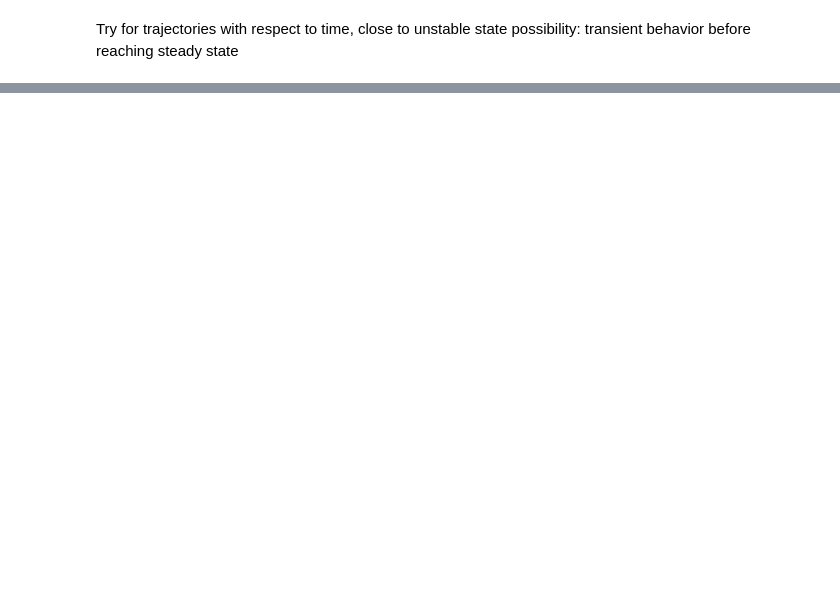
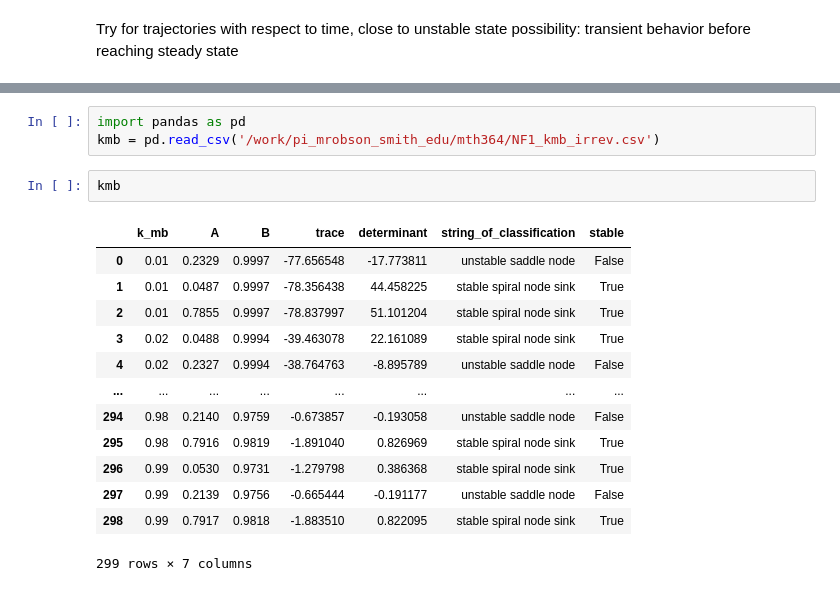
Before and after one commit to SanjanaYasna/mth364_final_proj_code, a Jupyter notebook: plot_bifurcations.ipynb, the cells around one changed output, grey strips where cells are left out. Saved outputs shown, nothing was run; the diff lists cells and outputs as text; blank space fills up the shorter version.

```diff
--- a/plot_bifurcations.ipynb
+++ b/plot_bifurcations.ipynb
@@ -172,0 +230,19 @@ possibility: transient behavior before reaching steady state
+# %%
+import pandas as pd
+kmb = pd.read_csv('/work/pi_mrobson_smith_edu/mth364/NF1_kmb_irrev.csv')
+# %%
+kmb
+# %% [output]
+|  | k_mb | A | B | trace | determinant | string_of_classification | stable |
+| 0 | 0.01 | 0.2329 | 0.9997 | -77.656548 | -17.773811 | unstable saddle node | False |
+| 1 | 0.01 | 0.0487 | 0.9997 | -78.356438 | 44.458225 | stable spiral node sink | True |
+| 2 | 0.01 | 0.7855 | 0.9997 | -78.837997 | 51.101204 | stable spiral node sink | True |
+| 3 | 0.02 | 0.0488 | 0.9994 | -39.463078 | 22.161089 | stable spiral node sink | True |
+| 4 | 0.02 | 0.2327 | 0.9994 | -38.764763 | -8.895789 | unstable saddle node | False |
+| ... | ... | ... | ... | ... | ... | ... | ... |
+| 294 | 0.98 | 0.2140 | 0.9759 | -0.673857 | -0.193058 | unstable saddle node | False |
+| 295 | 0.98 | 0.7916 | 0.9819 | -1.891040 | 0.826969 | stable spiral node sink | True |
+| 296 | 0.99 | 0.0530 | 0.9731 | -1.279798 | 0.386368 | stable spiral node sink | True |
+| 297 | 0.99 | 0.2139 | 0.9756 | -0.665444 | -0.191177 | unstable saddle node | False |
+| 298 | 0.99 | 0.7917 | 0.9818 | -1.883510 | 0.822095 | stable spiral node sink | True |
+299 rows × 7 columns
```
Also changed, not shown: parts of 9 cells of this notebook, 12 other files.
